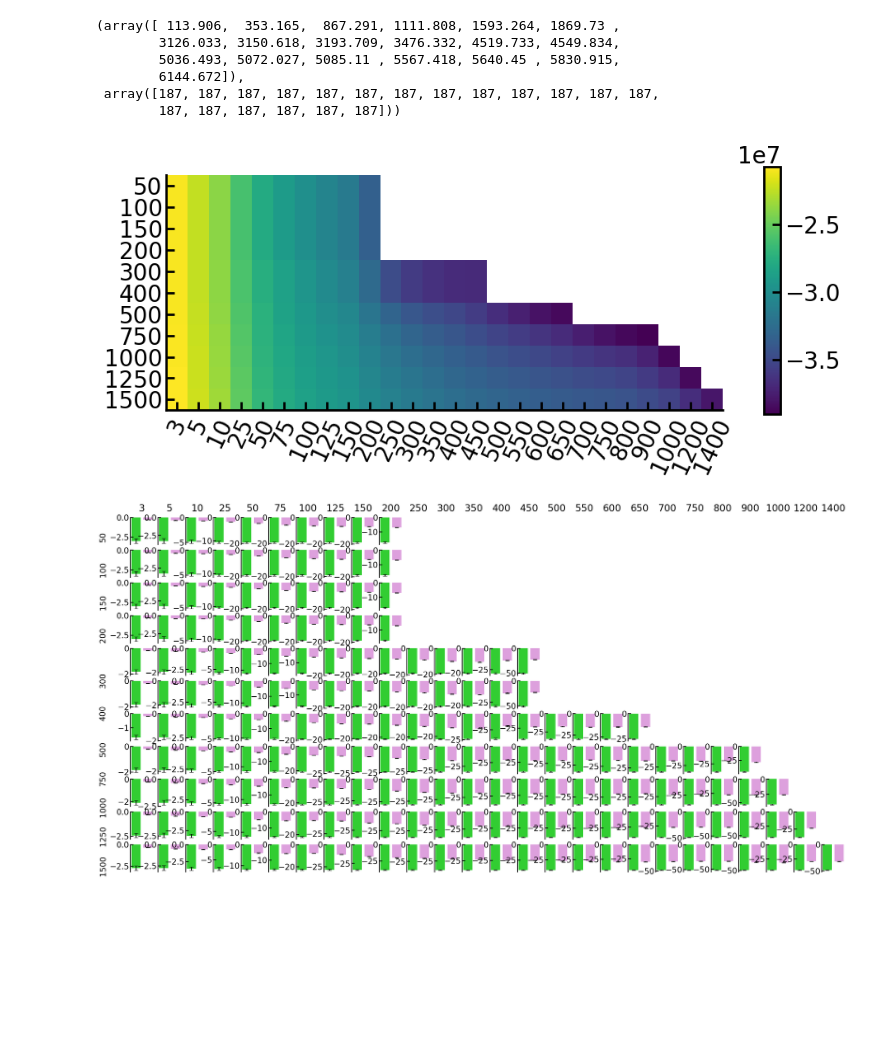
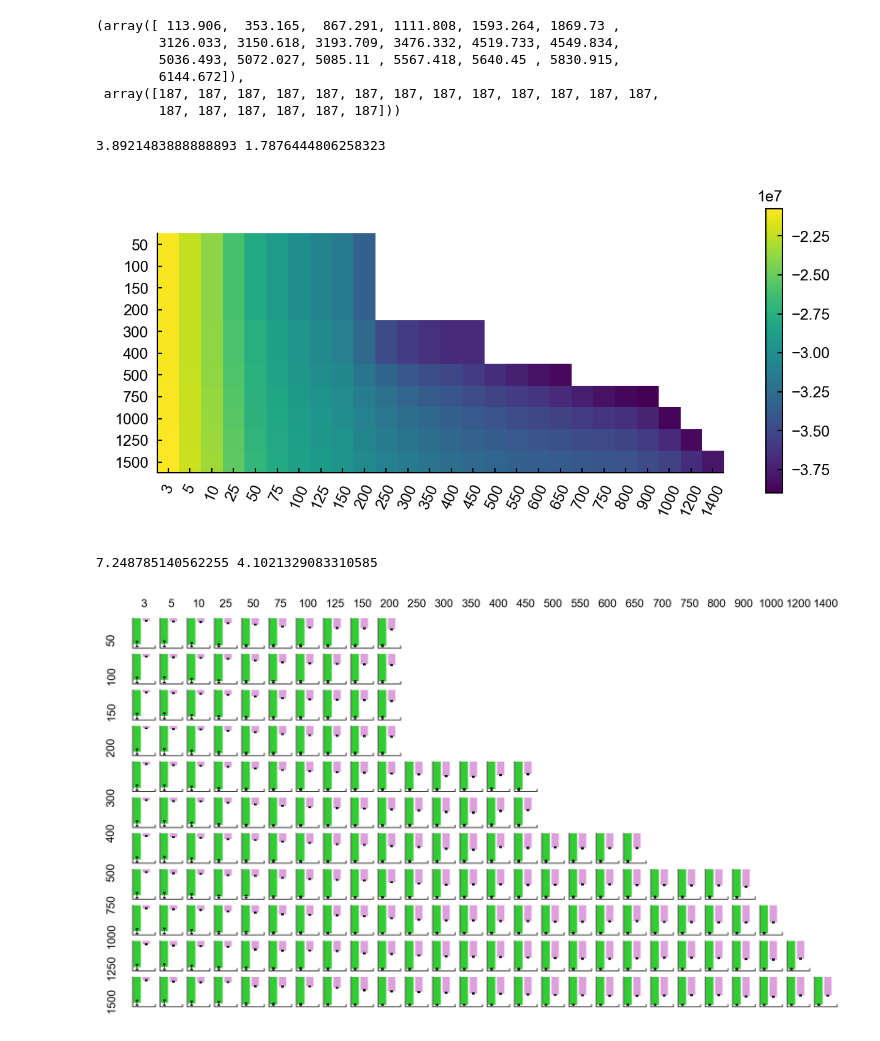
Before and after one commit to adamjeisen/ChaoticConsciousness, a Jupyter notebook: _jupyter/Figure S5 - Varying DeLASE Hyperparameters.ipynb, the cells around one changed output. Cells and saved outputs as stored; diff of their text form; code cells hidden in the pictures; blank space fills up the shorter version.

```diff
--- a/_jupyter/Figure S5 - Varying DeLASE Hyperparameters.ipynb
+++ b/_jupyter/Figure S5 - Varying DeLASE Hyperparameters.ipynb
@@ -28,3 +28,6 @@ plt.style.use('../sci_style.py')
+# %%
+img_save_dir = "/scratch2/weka/millerlab/eisenaj/ChaoticConsciousness/images"
+data_save_dir = "/scratch2/weka/millerlab/eisenaj/ChaoticConsciousness/figure_data"
 # %% [markdown]
 # Load Data
 # %%
@@ -179,24 +181,37 @@ for section in ['wake', 'anesthesia']:
                 stability_curves[section][matrix_size][rank] = None
 
             aic_by_section[section][i, j] = section_df[(section_df.matrix_size == matrix_size) & (section_df['rank'] == rank)].aic.mean()
+# %%
+figureS5_data = {}
 # %%
-fig = plt.figure()
+fig = plt.figure(figsize=(4.5631, 2.5762))
 im = plt.imshow(aic_vals)
+figureS5_data['aic_vals'] = aic_vals
 ax = plt.gca()
 ax.spines[['right', 'top']].set_visible(False)
 ax.xaxis.set_ticks_position('bottom')
 ax.yaxis.set_ticks_position('left')
 ax.set_yticks(np.arange(len(matrix_size_vals)))
 ax.set_yticklabels(matrix_size_vals)
 ax.set_xticks(np.arange(len(rank_vals)))
 ax.set_xticklabels(rank_vals, rotation=65)
 
 fig.subplots_adjust(right=0.8)
 cbar_ax = fig.add_axes([0.85, 0.2, 0.02, 0.6])
 fig.colorbar(im, cax=cbar_ax)
+
+bbox = fig.get_tightbbox(fig.canvas.get_renderer())
+# Calculate width and height of the bounding box in inches
+width_inches = (bbox.x1 - bbox.x0)
+height_inches = (bbox.y1 - bbox.y0)
+print(width_inches, height_inches)
+
+plt.savefig(os.path.join(img_save_dir, "SI", "grid-search.pdf"), bbox_inches='tight', transparent=True, dpi=300)
+
 plt.show()
 # %% [output]
+3.8921483888888893 1.7876444806258323
-[figure, old version]
+[figure, new version]
 # %%
 # fig, axs = plt.subplots(2, 1, figsize=(10, 8))
 # ax = axs[0]
@@ -224,5 +241,5 @@ section_colors = {
 # %%
-fig, axs = plt.subplots(len(matrix_size_vals), len(rank_vals), figsize=(32, 16))
+fig, axs = plt.subplots(len(matrix_size_vals), len(rank_vals), figsize=(9, 5))
 
 labels = ['wake', 'anesthesia']
 for i, matrix_size in enumerate(matrix_size_vals):
@@ -232,22 +249,33 @@ for i, matrix_size in enumerate(matrix_size_vals):
         if np.sum([stability_curves[section][matrix_size][rank] is not None for section in labels]) == 2:
             bar_vals = [stability_curves[section][matrix_size][rank].mean() for section in labels]
             bar_errors = [stability_curves[section][matrix_size][rank].std()/np.sqrt(stability_curves[section][matrix_size][rank].size) for section in labels]
-            ax.bar(labels, bar_vals, yerr=bar_errors, capsize=5, color=[section_colors['awake'], section_colors['unconscious']])
+            ax.bar(labels, bar_vals, yerr=bar_errors, capsize=1, color=[section_colors['awake'], section_colors['unconscious']])
             ax.set_xticks([''])
-            ax.spines[['right', 'top', 'bottom']].set_visible(False)
+            ax.set_yticks([])
+            # ax.spines[['right', 'top', 'bottom']].set_visible(False)
             # ax.xaxis.set_ticks_position('bottom')
-            ax.yaxis.set_ticks_position('left')
+            # ax.yaxis.set_ticks_position('left')
         else:
             ax.spines[['right', 'top', 'bottom', 'left']].set_visible(False)
             ax.set_xticks([])
             ax.set_yticks([])
 
         if i == 0:
-            ax.set_title(f"{rank}")
+            ax.set_title(f"{rank}", fontsize=8)
         if j == 0:
-            ax.text(-3.2, -2.5, f"{matrix_size}", rotation='vertical', verticalalignment='center')
+            ax.text(-3.4, -2.5, f"{matrix_size}", rotation='vertical', verticalalignment='center', fontsize=8)
 
 # plt.tight_layout()
+
+bbox = fig.get_tightbbox(fig.canvas.get_renderer())
+# Calculate width and height of the bounding box in inches
+width_inches = (bbox.x1 - bbox.x0)
+height_inches = (bbox.y1 - bbox.y0)
+print(width_inches, height_inches)
+
+plt.savefig(os.path.join(img_save_dir, "SI", "hyperparameter-results-mary.pdf"), bbox_inches='tight', transparent=True, dpi=300)
+
 plt.show()
 # %% [output]
+7.248785140562255 4.1021329083310585
-[figure, old version]
+[figure, new version]
```
Also changed, not shown: parts of 4 cells of this notebook, 12 other files.
